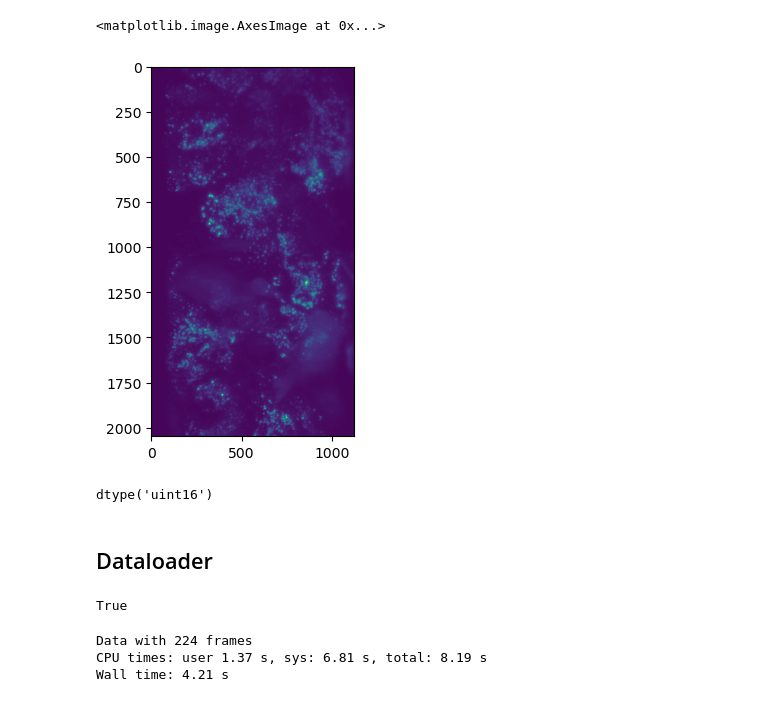
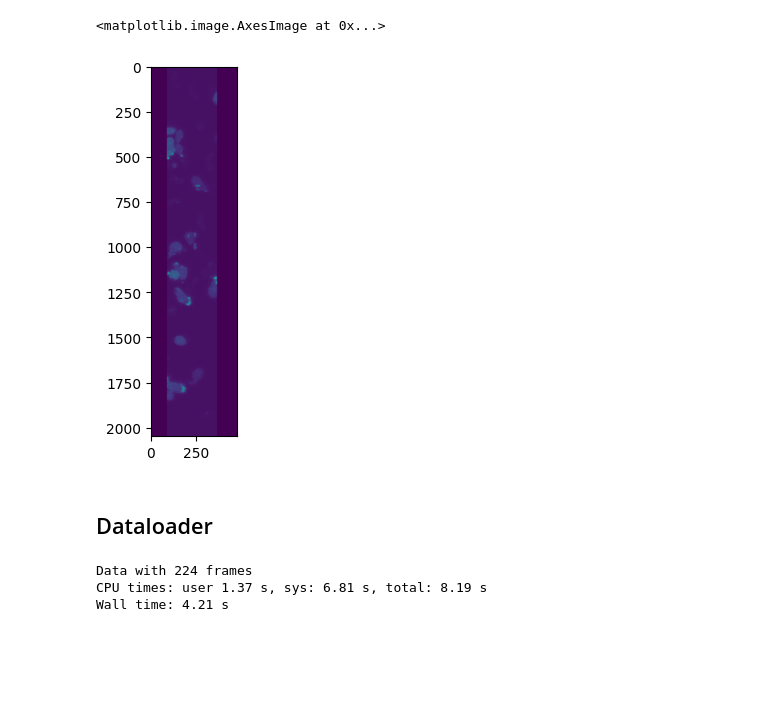
Before and after one commit to SammyAgrawal/ActinMotionPrediction, a Jupyter notebook: VideoProcessing.ipynb, the cells around one changed output. Cells and saved outputs as stored; diff of their text form; code cells hidden in the pictures; blank space fills up the shorter version.

Commit message:
new VideoProcessing

```diff
--- a/VideoProcessing.ipynb
+++ b/VideoProcessing.ipynb
@@ -10,0 +55,22 @@ fname = "500kStellateAstros_NucelofectionBacMam24hrs_Cal590-12_MIP.czi"
+# %%
+# exp is experiment/ collection dates
+exp_dates = ['2023-01-30', '2023-10-25']
+blobs = {
+    exp_dates[0] : {"MIP" : [], "raw": [], "processed":[]},
+    exp_dates[1] : dict(raw=[], MIP=[], smiley=[]),
+}
+for blob in bucket.list_blobs():
+  if(exp_dates[0] in blob.name):
+    if('MIP.czi' in blob.name):
+      blobs[exp_dates[0]]["MIP"].append(blob)
+    elif("processed.czi" in blob.name):
+      blobs[exp_dates[0]]["processed"].append(blob)
+    else:
+      blobs[exp_dates[0]]["raw"].append(blob)
+  elif(exp_dates[1] in blob.name):
+    if('MIP.czi' in blob.name):
+      blobs[exp_dates[1]]["MIP"].append(blob)
+    elif("smiley.czi" in blob.name):
+      blobs[exp_dates[1]]["smiley"].append(blob)
+    else:
+      blobs[exp_dates[1]]["raw"].append(blob)
@@ -10,0 +97,9 @@ fname = "500kStellateAstros_NucelofectionBacMam24hrs_Cal590-12_MIP.czi"
+# %%
+# index is which video choosing (6th one, etc)
+
+def get_image(vid_index, date=0, group='processed', blobs=blobs):
+  blob = blobs[exp_dates[date]][group][vid_index]
+  fname = blob.name.split('/')[-1] # ignore date/fname
+  print(f"Loading {fname}")
+  blob.download_to_filename(fname)
+  return(CziFile(fname))
@@ -11,3 +153,8 @@ fname = "500kStellateAstros_NucelofectionBacMam24hrs_Cal590-12_MIP.czi"
 # %%
-data1 = czifile.imread(fname).squeeze()
+img = get_image(5, 0, 'processed')
+# TODO: Understand each dimension in the shape
+# shape is Channels x num_slices x H x W.
+# S is "Scene" - different POV or regions
+# not a video ??
+img.get_dims_shape()
 # %% [output]
@@ -25,22 +180,17 @@ np.concatenate([data1, data2], axis=0).shape
+# %%
+def get_zslice(img, z, channel=0):
+  return(img[channel, z, :, :])
 # %%
-plt.imshow(data[10][0])
+plt.imshow(get_zslice(img, 50))
 # %% [output]
 <matplotlib.image.AxesImage at 0x...>
-[figure, old version]
+[figure, new version]
-# %%
-data.dtype
-# %% [output]
-dtype('uint16')
 # %% [markdown]
 ## Dataloader
 # %%
 import torch
 from torch import nn
 from torch.utils.data import Dataset, DataLoader
-# %%
-type([1]) == list
-# %% [output]
-True
 # %%
 class CziVideoDataset(Dataset):
     def __init__(self, fpaths, frame_split=[16,16], n=0, channel=0):
```
Also changed, not shown: parts of 34 cells of this notebook.
